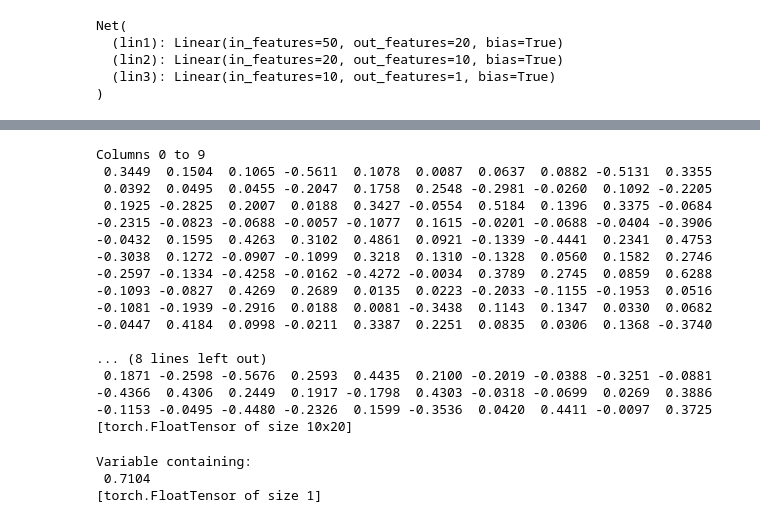
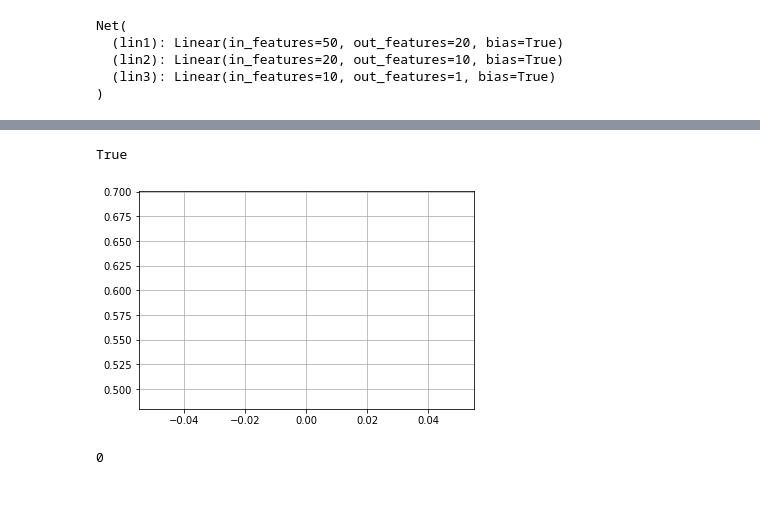
Before and after one commit to SultanovAR/mephi_course_neuro, a Jupyter notebook: bdz/bdz.ipynb, the cells around one changed output, grey strips where cells are left out. Cells and saved outputs as stored; diff of their text form; code cells hidden in the pictures; blank space fills up the shorter version.

```diff
--- a/bdz/bdz.ipynb
+++ b/bdz/bdz.ipynb
@@ -45,5 +27,0 @@ Name: 54, Length: 4601, dtype: float64
-# %%
-scaler = preprocessing.StandardScaler()
-dataset.loc[:, inputs_indx] = scaler.fit_transform(dataset.loc[:, inputs_indx])
-print(len(scaler.mean_))
-dataset[0]
@@ -544,25 +545,9 @@ def init_weigths(layer):
     if(type(layer) == nn.Linear):
         layer.weight.data = tmp_null_weigth.pop()
 net.apply(init_weigths)
-net.lin2.weight.data
+net.lin1.weight.requires_grad
 # %% [output]
-Columns 0 to 9
- 0.3449  0.1504  0.1065 -0.5611  0.1078  0.0087  0.0637  0.0882 -0.5131  0.3355
- 0.0392  0.0495  0.0455 -0.2047  0.1758  0.2548 -0.2981 -0.0260  0.1092 -0.2205
- 0.1925 -0.2825  0.2007  0.0188  0.3427 -0.0554  0.5184  0.1396  0.3375 -0.0684
--0.2315 -0.0823 -0.0688 -0.0057 -0.1077  0.1615 -0.0201 -0.0688 -0.0404 -0.3906
--0.0432  0.1595  0.4263  0.3102  0.4861  0.0921 -0.1339 -0.4441  0.2341  0.4753
--0.3038  0.1272 -0.0907 -0.1099  0.3218  0.1310 -0.1328  0.0560  0.1582  0.2746
--0.2597 -0.1334 -0.4258 -0.0162 -0.4272 -0.0034  0.3789  0.2745  0.0859  0.6288
--0.1093 -0.0827  0.4269  0.2689  0.0135  0.0223 -0.2033 -0.1155 -0.1953  0.0516
--0.1081 -0.1939 -0.2916  0.0188  0.0081 -0.3438  0.1143  0.1347  0.0330  0.0682
--0.0447  0.4184  0.0998 -0.0211  0.3387  0.2251  0.0835  0.0306  0.1368 -0.3740
-
-... (8 lines left out)
- 0.1871 -0.2598 -0.5676  0.2593  0.4435  0.2100 -0.2019 -0.0388 -0.3251 -0.0881
--0.4366  0.4306  0.2449  0.1917 -0.1798  0.4303 -0.0318 -0.0699  0.0269  0.3886
--0.1153 -0.0495 -0.4480 -0.2326  0.1599 -0.3536  0.0420  0.4411 -0.0097  0.3725
-[torch.FloatTensor of size 10x20]
+True
 # %%
 criterion = nn.BCELoss(size_average=True)
-optimizer = optim.SGD(net.parameters(), lr=0.1)
+optimizer = optim.Adam(net.parameters(), lr=0.001)
@@ -573,43 +554,46 @@ label_indx = 50
-# %%
-for valid_data in valid_dataloader:
-        features_valid, labels_valid = valid_data[:, feature_index], valid_data[:, label_indx]
-        features_valid, labels_valid  = autograd.Variable(features_valid).float(), autograd.Variable(labels_valid).float()
-        outputs_valid = net(features_valid)
-        loss = criterion(outputs_valid, labels_valid)
-loss
-# %% [output]
-Variable containing:
- 0.7104
-[torch.FloatTensor of size 1]
 # %%
 feature_index
 learn_epoch_loss = []
-for epoch in range(1):#10**5:
+valid_epoch_loss = []
+test_epoch_loss = []
+for epoch in range(10**4):#10**5:
     loss_acc = 0
 
     optimizer.zero_grad()
     for learn_data in learn_dataloader:
         features_learn, labels_learn = learn_data[:, feature_index], learn_data[:, label_indx]
-        features_learn, labels_learn  = autograd.Variable((features_learn).float()).unsqueeze(1), autograd.Variable(torch.from_numpy(labels_learn).float()).unsqueeze(1)
+        features_learn, labels_learn  = autograd.Variable((features_learn).float()).unsqueeze(1), autograd.Variable(labels_learn.float()).unsqueeze(1)
         outputs_learn = net(features_learn)
         loss_learn = criterion(outputs_learn, labels_learn)
         loss_learn.backward()
         optimizer.step()
         loss_acc += float(loss_learn.data)
-
-
     learn_epoch_loss.append(loss_acc/len(learn_dataloader))
 
-    plt.grid(True)
-    plt.plot(err_epoh, color='r')
-    plt.plot(valid_err_epoh, color='b')
-    plt.plot(test_err_epoh, color='g')
+    for valid_data in valid_dataloader:
+        features_valid, labels_valid = valid_data[:, feature_index], valid_data[:, label_indx]
+        features_valid, labels_valid  = autograd.Variable((features_valid).float()).unsqueeze(1), autograd.Variable(labels_valid.float()).unsqueeze(1)
+        outputs_valid = net(features_valid)
+        loss_valid = criterion(outputs_valid, labels_valid)
+        valid_epoch_loss.append(float(loss_valid.data))
 
-    display.clear_output(wait=True)
-    display.display(plt.gcf())
+    for test_data in test_dataloader:
+        features_test, labels_test = test_data[:, feature_index], test_data[:, label_indx]
+        features_test, labels_test  = autograd.Variable((features_test).float()).unsqueeze(1), autograd.Variable(labels_test.float()).unsqueeze(1)
+        outputs_test = net(features_test)
+        loss_test = criterion(outputs_test, labels_test)
+        test_epoch_loss.append(float(loss_test.data))
 
-    print(epoch, end=" ")
+    if epoch % 100 == 0:
+        plt.grid(True)
+        plt.plot(learn_epoch_loss, color='r')
+        plt.plot(valid_epoch_loss, color='b')
+        plt.plot(test_epoch_loss, color='g')
 
-    learn_epoh_loss.append(loss_acc)
+        display.clear_output(wait=True)
+        display.display(plt.gcf())
 
-plt.plot(learn_epoh_loss)
+        print(epoch, end=" ")
+# %% [output]
+[figure, added]
+0
```
Also changed, not shown: parts of 31 cells of this notebook.
